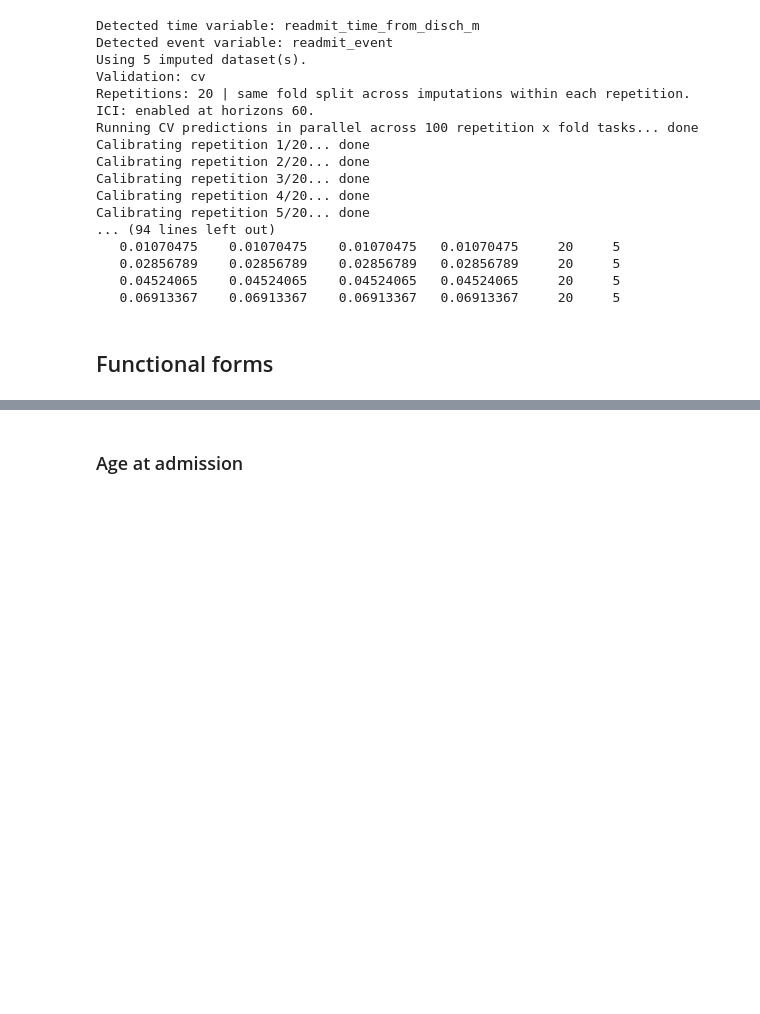
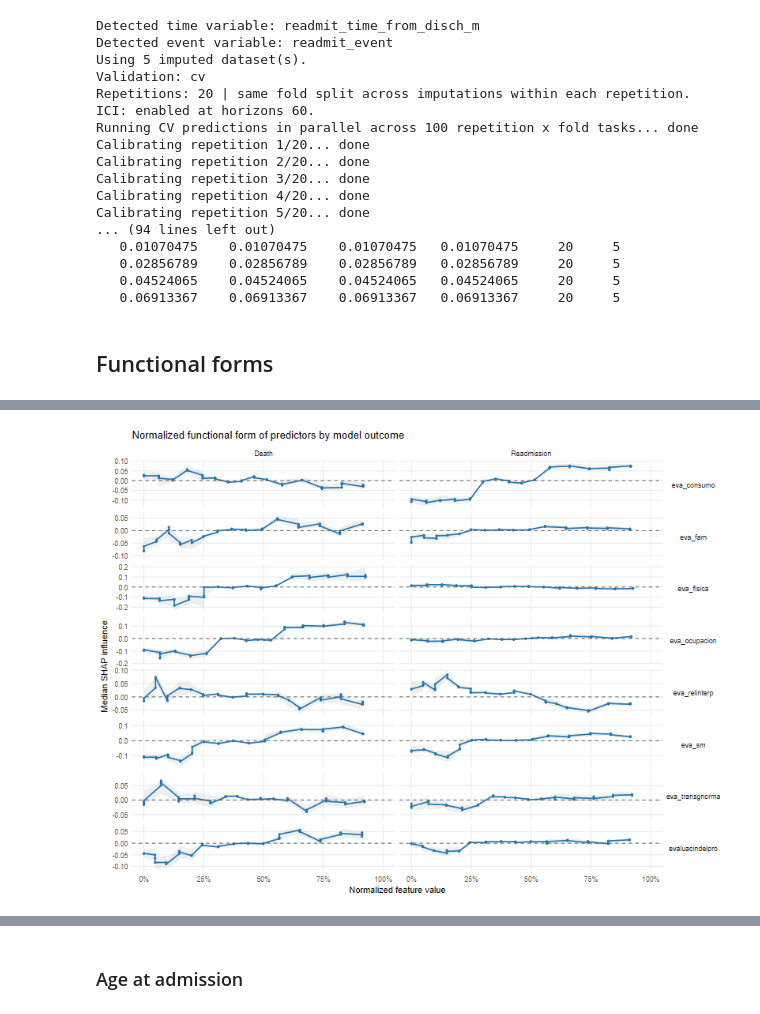
Before and after one commit to FONDECYTACC/cons2025, a Jupyter notebook: prediction24_converted.ipynb, the cells around one changed output, grey strips where cells are left out. Cells and saved outputs as stored; diff of their text form; code cells hidden in the pictures; blank space fills up the shorter version.

```diff
--- a/prediction24_converted.ipynb
+++ b/prediction24_converted.ipynb
@@ -3780,3 +4092,32 @@ Calibrating repetition 5/20... done
+# %%
+#| label: shap-criteria-func-form-get-shap-values2
+
+ggplot2::ggplot(dplyr::filter(shap_curve_norm, grepl("eva_*",Predictor)),
+ggplot2::aes(x = x_norm, y = shap_median)) +
+  ggplot2::geom_ribbon(
+    ggplot2::aes(ymin = shap_q25, ymax = shap_q75),
+    alpha = 0.2, fill = "grey70"
+  ) +
+  ggplot2::geom_line(linewidth = 0.8, colour = "#1f77b4") +
+  ggplot2::geom_point(size = 0.8, colour = "#1f77b4") +
+  ggplot2::geom_hline(yintercept = 0, linetype = "dashed", colour = "grey40") +
+  ggplot2::facet_grid(Predictor ~ Outcome, scales = "free_y") +
+  ggplot2::scale_x_continuous(
+    labels = scales::percent_format(),
+    limits = c(0, 1)
+  ) +
+  ggplot2::labs(
+    x = "Normalized feature value",
+    y = "Median SHAP influence",
+    title = "Normalized functional form of predictors by model outcome"
+  ) +
+  ggplot2::theme_minimal(base_size = 11) +
+  ggplot2::theme(
+    strip.text.y   = ggplot2::element_text(angle = 0),
+    panel.grid.minor = ggplot2::element_blank()
+  )
+# %% [output]
+[figure, added]
 # %%
 #| label: shap-criteria-func-form-linear-terms-and-scores
 
```
Also changed, not shown: parts of 49 cells of this notebook, 5 other files.
